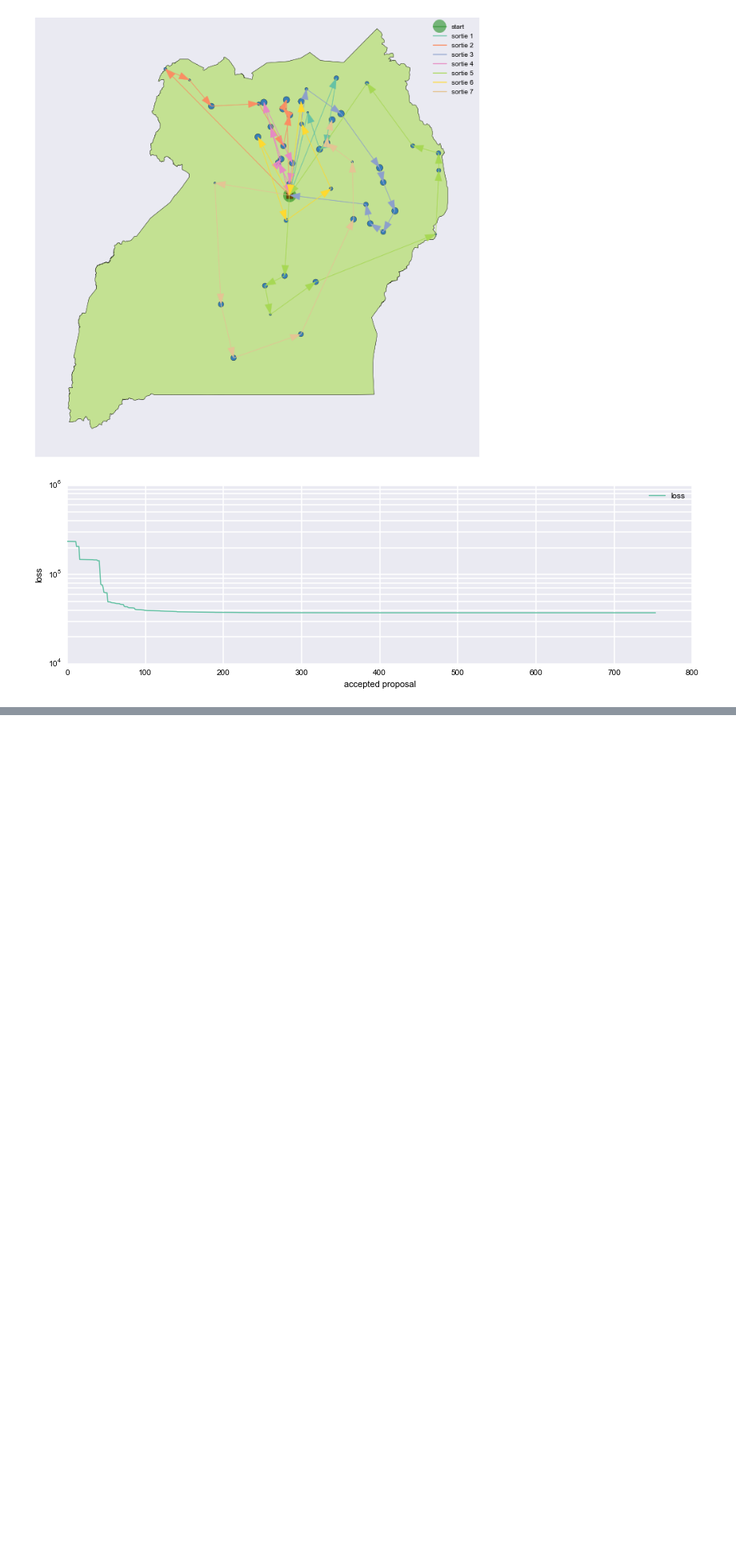
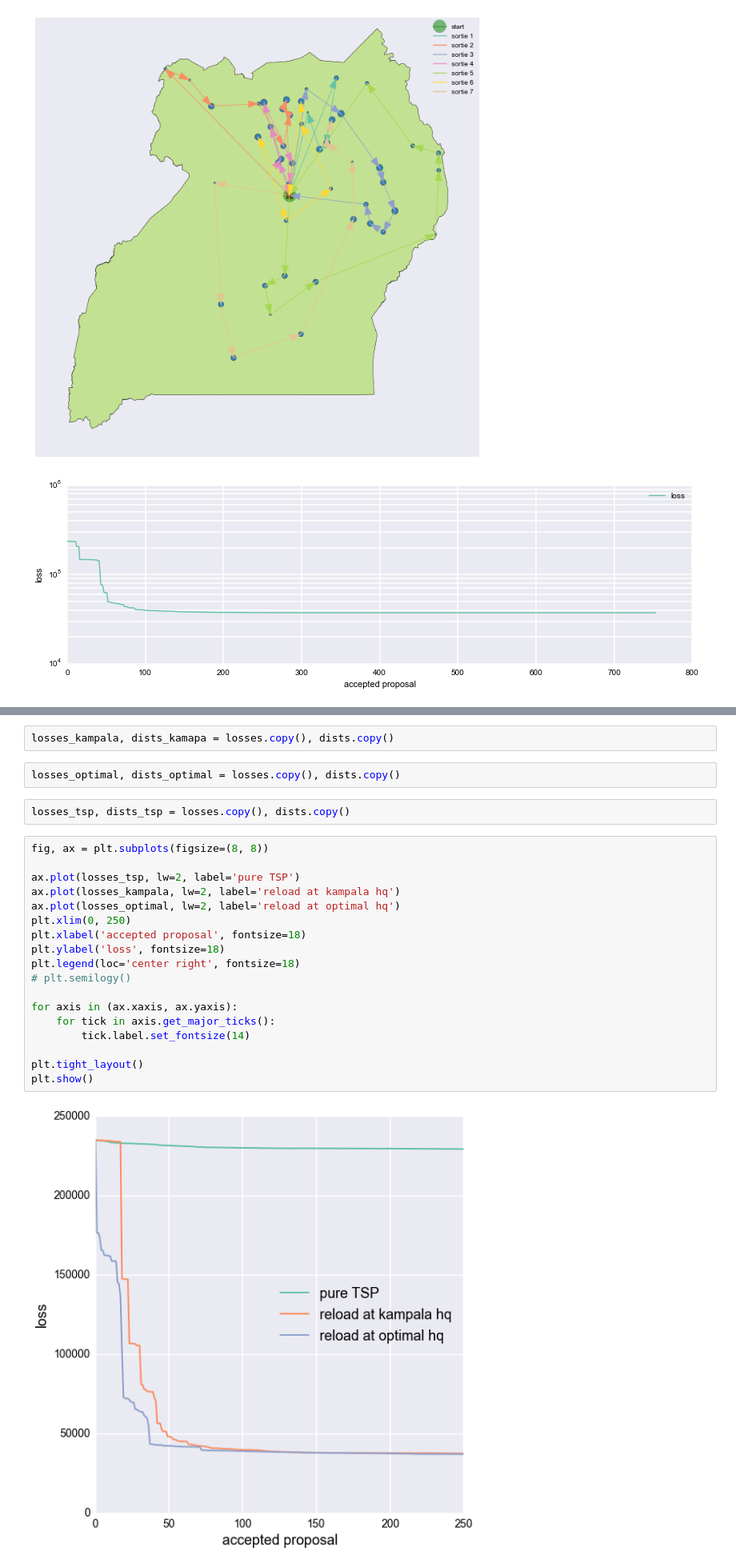
Before and after one commit to pjbull/civil_conflict, a Jupyter notebook: Optimization.ipynb, the cells around one changed output, grey strips where cells are left out. Shown at 80% size. Drawn from its saved outputs; the diff is of its cells as text; blank space fills up the shorter version.

Commit message:
Add comparative loss plot

```diff
--- a/Optimization.ipynb
+++ b/Optimization.ipynb
@@ -337,0 +297,26 @@ plt.show()
+# %%
+losses_kampala, dists_kamapa = losses.copy(), dists.copy()
+# %%
+losses_optimal, dists_optimal = losses.copy(), dists.copy()
+# %%
+losses_tsp, dists_tsp = losses.copy(), dists.copy()
+# %%
+fig, ax = plt.subplots(figsize=(8, 8))
+
+ax.plot(losses_tsp, lw=2, label='pure TSP')
+ax.plot(losses_kampala, lw=2, label='reload at kampala hq')
+ax.plot(losses_optimal, lw=2, label='reload at optimal hq')
+plt.xlim(0, 250)
+plt.xlabel('accepted proposal', fontsize=18)
+plt.ylabel('loss', fontsize=18)
+plt.legend(loc='center right', fontsize=18)
+# plt.semilogy()
+
+for axis in (ax.xaxis, ax.yaxis):
+    for tick in axis.get_major_ticks():
+        tick.label.set_fontsize(14)
+
+plt.tight_layout()
+plt.show()
+# %% [output]
+[figure, added]
```
Also changed, not shown: parts of 10 cells of this notebook, 4 other files.
